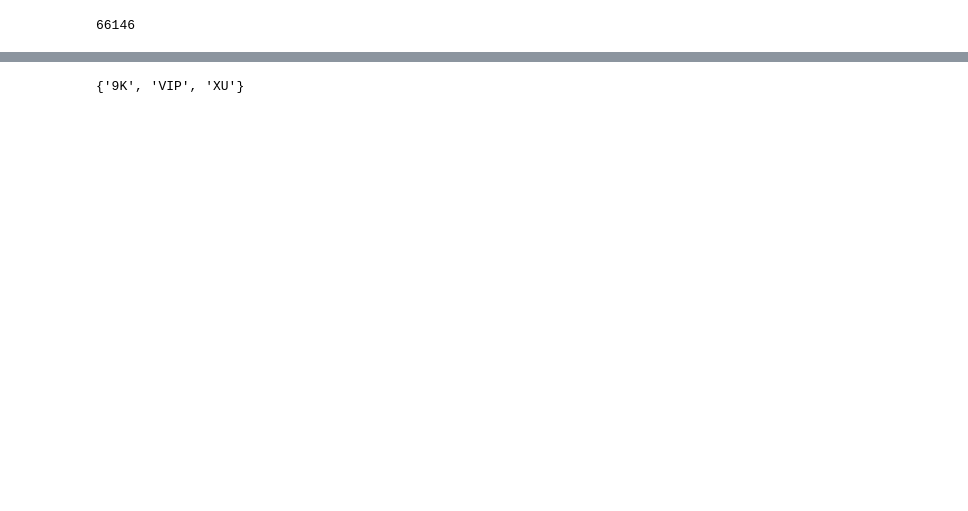
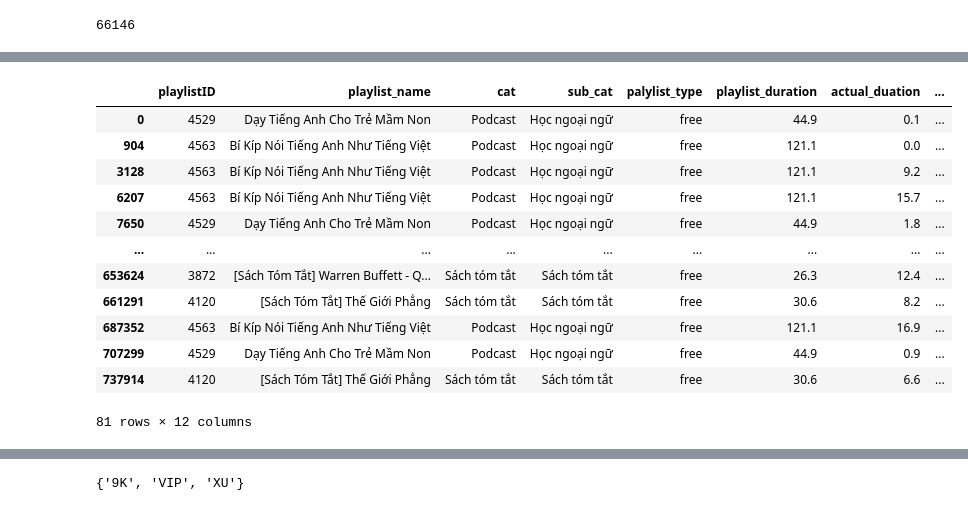
Before and after one commit to nhduong2803/Datacracy_scala_hackathon, a Jupyter notebook: EDA/invidual_EDA/thao_le.ipynb, the cells around one changed output, grey strips where cells are left out. Cells and saved outputs as stored; diff of their text form; code cells hidden in the pictures; blank space fills up the shorter version.

```diff
--- a/EDA/invidual_EDA/thao_le.ipynb
+++ b/EDA/invidual_EDA/thao_le.ipynb
@@ -86,0 +108,16 @@ order
+# %%
+listening[listening['userID'] == 82846]
+# %% [output]
+|  | playlistID | playlist_name | cat | sub_cat | palylist_type | playlist_duration | actual_duation | ... |
+| 0 | 4529 | Dạy Tiếng Anh Cho Trẻ Mầm Non | Podcast | Học ngoại ngữ | free | 44.9 | 0.1 | ... |
+| 904 | 4563 | Bí Kíp Nói Tiếng Anh Như Tiếng Việt | Podcast | Học ngoại ngữ | free | 121.1 | 0.0 | ... |
+| 3128 | 4563 | Bí Kíp Nói Tiếng Anh Như Tiếng Việt | Podcast | Học ngoại ngữ | free | 121.1 | 9.2 | ... |
+| 6207 | 4563 | Bí Kíp Nói Tiếng Anh Như Tiếng Việt | Podcast | Học ngoại ngữ | free | 121.1 | 15.7 | ... |
+| 7650 | 4529 | Dạy Tiếng Anh Cho Trẻ Mầm Non | Podcast | Học ngoại ngữ | free | 44.9 | 1.8 | ... |
+| ... | ... | ... | ... | ... | ... | ... | ... | ... |
+| 653624 | 3872 | [Sách Tóm Tắt] Warren Buffett - Q... | Sách tóm tắt | Sách tóm tắt | free | 26.3 | 12.4 | ... |
+| 661291 | 4120 | [Sách Tóm Tắt] Thế Giới Phẳng | Sách tóm tắt | Sách tóm tắt | free | 30.6 | 8.2 | ... |
+| 687352 | 4563 | Bí Kíp Nói Tiếng Anh Như Tiếng Việt | Podcast | Học ngoại ngữ | free | 121.1 | 16.9 | ... |
+| 707299 | 4529 | Dạy Tiếng Anh Cho Trẻ Mầm Non | Podcast | Học ngoại ngữ | free | 44.9 | 0.9 | ... |
+| 737914 | 4120 | [Sách Tóm Tắt] Thế Giới Phẳng | Sách tóm tắt | Sách tóm tắt | free | 30.6 | 6.6 | ... |
+81 rows × 12 columns
```
Also changed, not shown: parts of 26 cells of this notebook, 1 other file.
